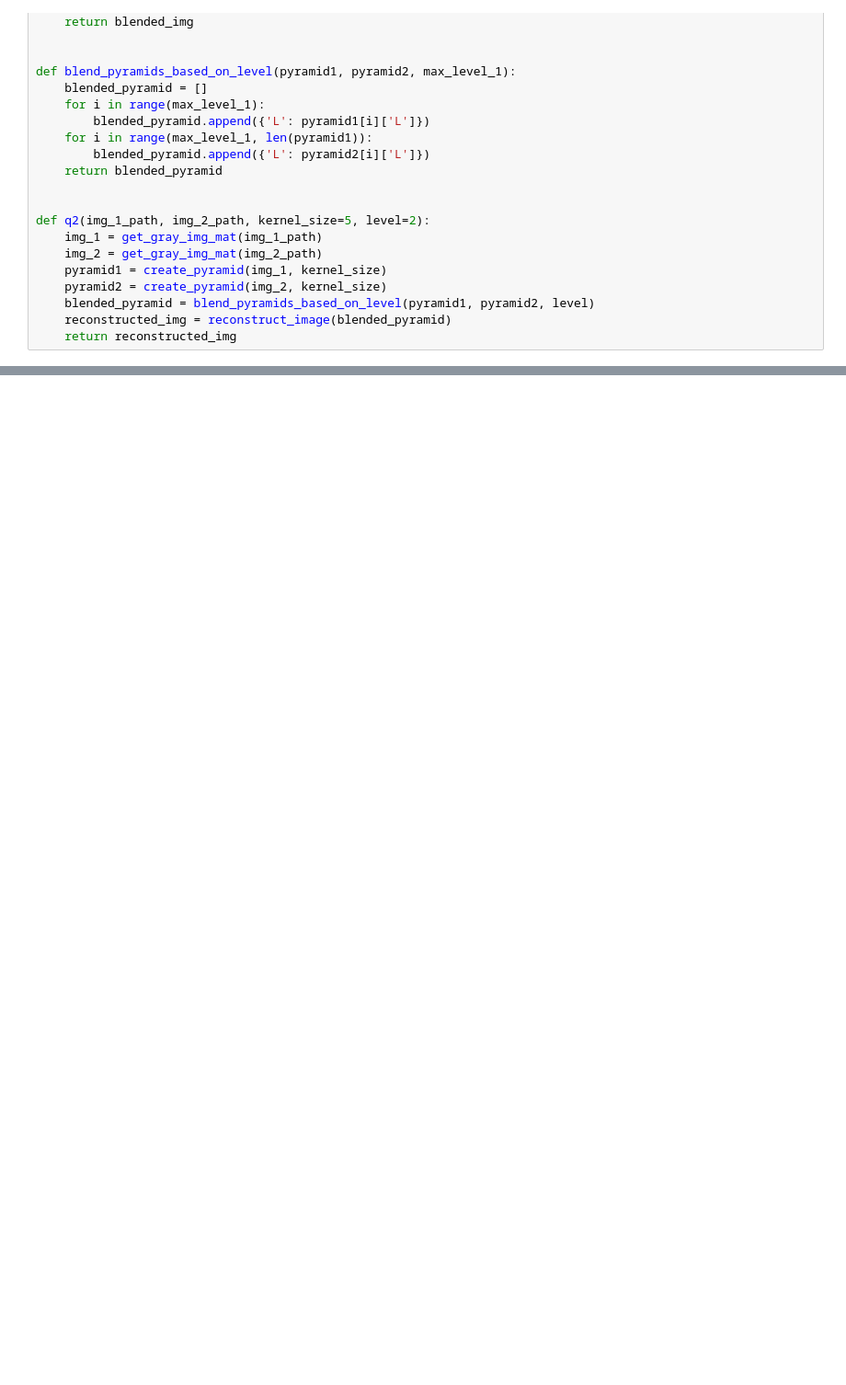
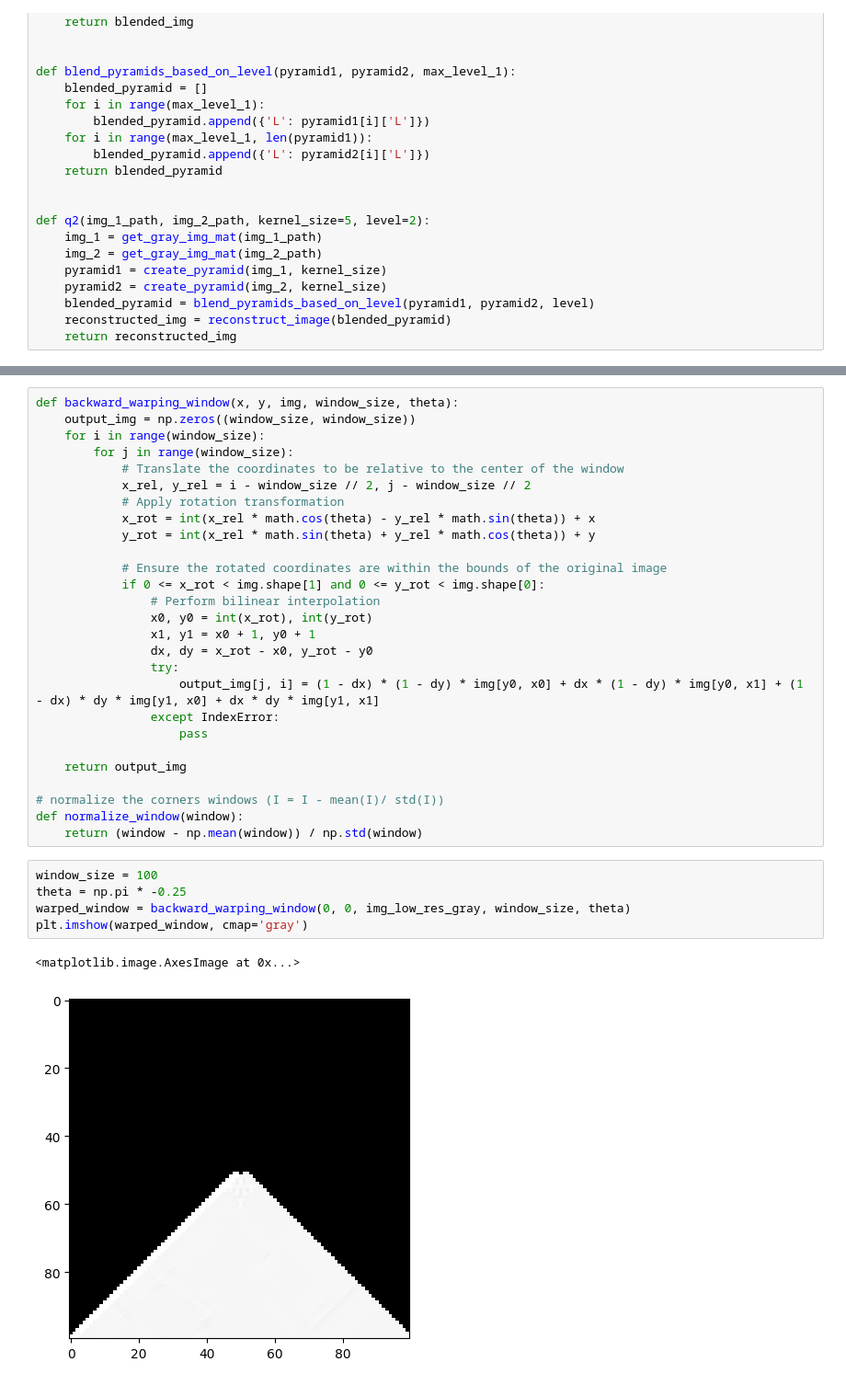
Before and after one commit to Hadartalisr/ImageProcessing, a Jupyter notebook: Ex4/ex4.ipynb, the cells around one changed output, grey strips where cells are left out. Shown: that part at 92% size. Cells and saved outputs as stored; diff of their text form; blank space fills up the shorter version.

```diff
--- a/Ex4/ex4.ipynb
+++ b/Ex4/ex4.ipynb
@@ -281,0 +373,35 @@ np.sum(dst != 0.0)
+# %%
+def backward_warping_window(x, y, img, window_size, theta):
+    output_img = np.zeros((window_size, window_size))
+    for i in range(window_size):
+        for j in range(window_size):
+            # Translate the coordinates to be relative to the center of the window
+            x_rel, y_rel = i - window_size // 2, j - window_size // 2
+            # Apply rotation transformation
+            x_rot = int(x_rel * math.cos(theta) - y_rel * math.sin(theta)) + x
+            y_rot = int(x_rel * math.sin(theta) + y_rel * math.cos(theta)) + y
+
+            # Ensure the rotated coordinates are within the bounds of the original image
+            if 0 <= x_rot < img.shape[1] and 0 <= y_rot < img.shape[0]:
+                # Perform bilinear interpolation
+                x0, y0 = int(x_rot), int(y_rot)
+                x1, y1 = x0 + 1, y0 + 1
+                dx, dy = x_rot - x0, y_rot - y0
+                try:
+                    output_img[j, i] = (1 - dx) * (1 - dy) * img[y0, x0] + dx * (1 - dy) * img[y0, x1] + (1 - dx) * dy * img[y1, x0] + dx * dy * img[y1, x1]
+                except IndexError:
+                    pass
+
+    return output_img
+
+# normalize the corners windows (I = I - mean(I)/ std(I))
+def normalize_window(window):
+    return (window - np.mean(window)) / np.std(window)
+# %%
+window_size = 100
+theta = np.pi * -0.25
+warped_window = backward_warping_window(0, 0, img_low_res_gray, window_size, theta)
+plt.imshow(warped_window, cmap='gray')
+# %% [output]
+<matplotlib.image.AxesImage at 0x...>
+[figure, added]
```
Also changed, not shown: parts of 17 cells of this notebook, 2 other files.
